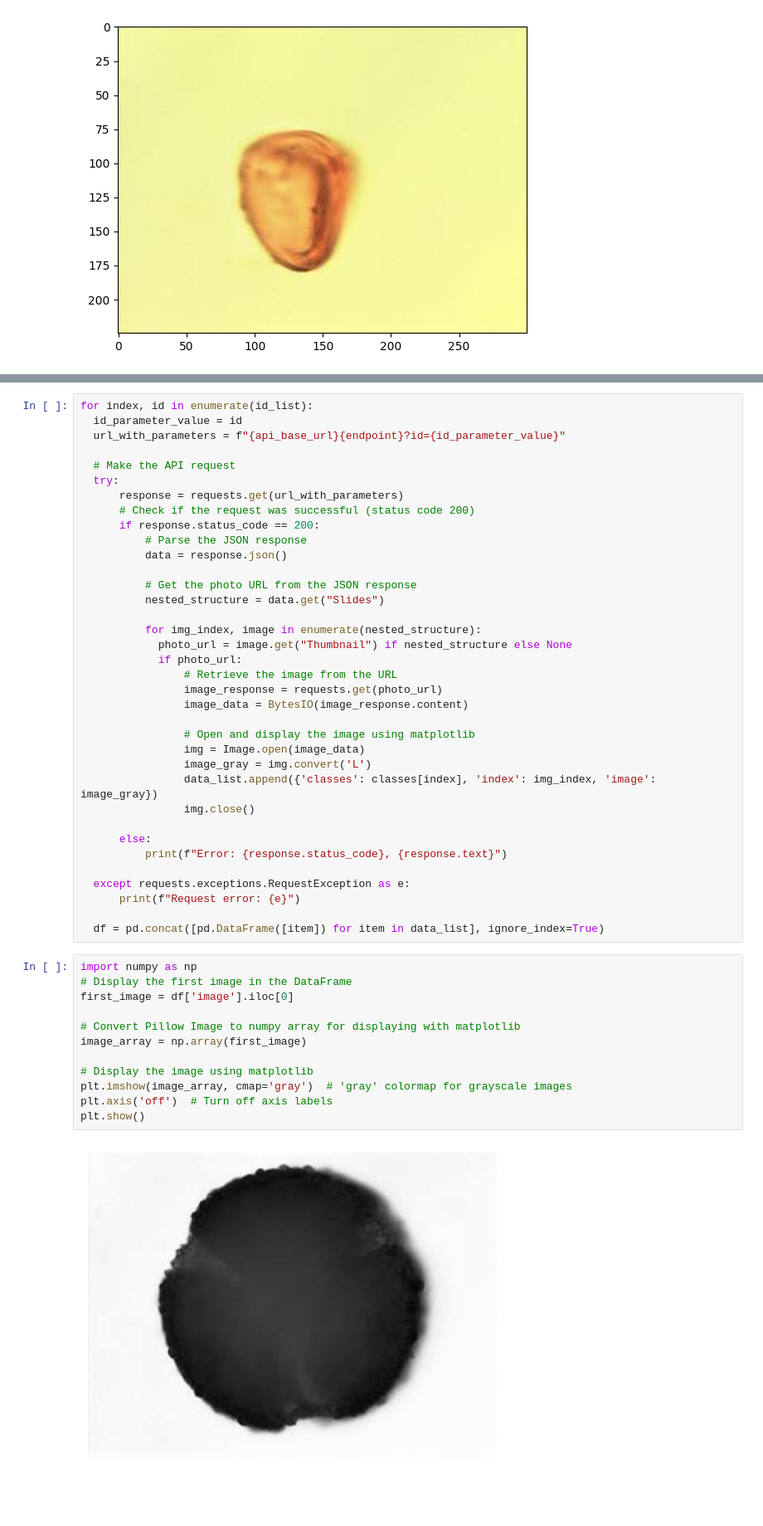
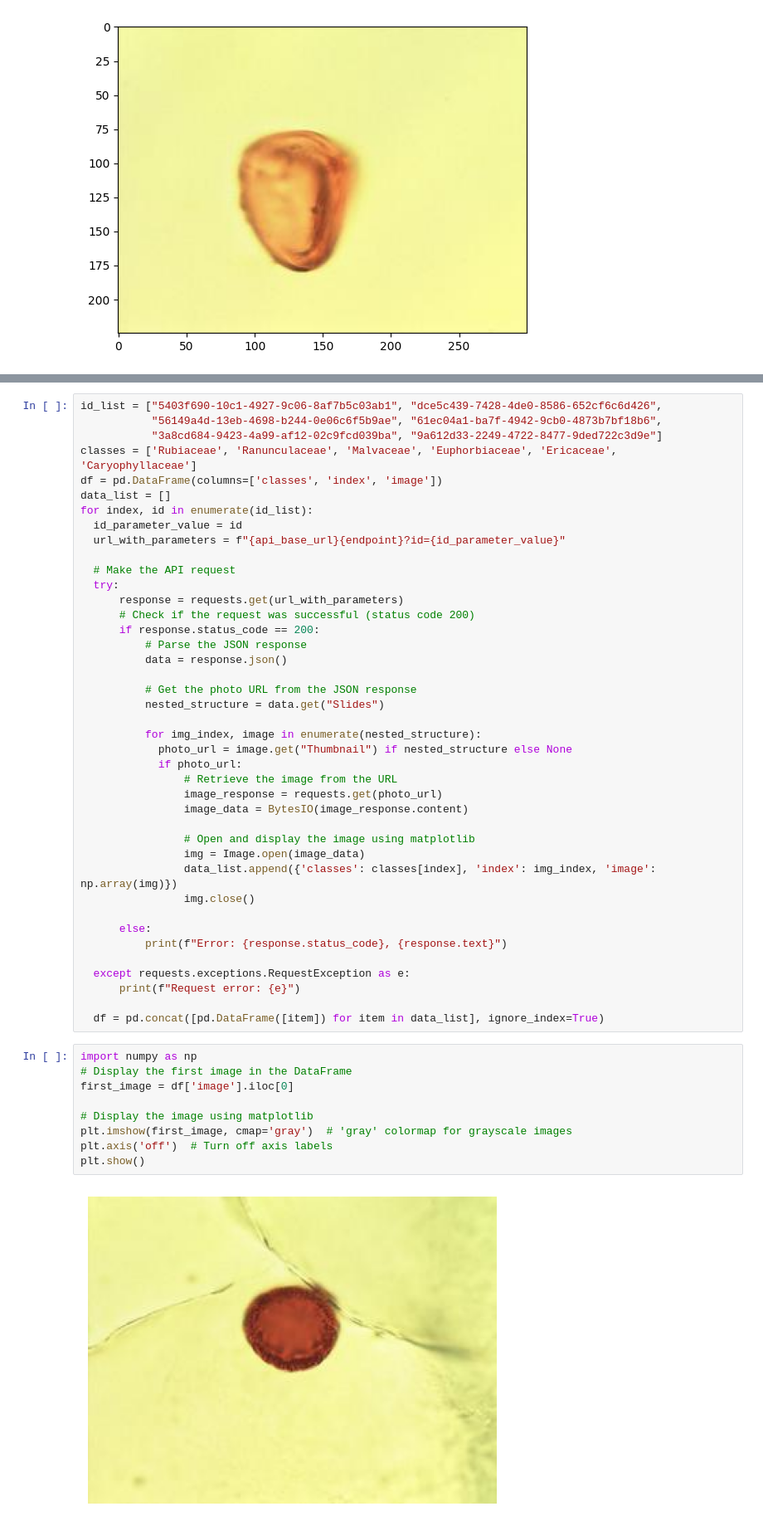
Before and after one commit to lmarieta/pollen, a Jupyter notebook: pollen.ipynb, the cells around one changed output, grey strips where cells are left out. Shown at 83% size. Drawn from its saved outputs; the diff is of its cells as text; blank space fills up the shorter version.

```diff
--- a/pollen.ipynb
+++ b/pollen.ipynb
@@ -57,4 +48,10 @@ data_list = []
 # %%
+id_list = ["5403f690-10c1-4927-9c06-8af7b5c03ab1", "dce5c439-7428-4de0-8586-652cf6c6d426",
+           "56149a4d-13eb-4698-b244-0e06c6f5b9ae", "61ec04a1-ba7f-4942-9cb0-4873b7bf18b6",
+           "3a8cd684-9423-4a99-af12-02c9fcd039ba", "9a612d33-2249-4722-8477-9ded722c3d9e"]
+classes = ['Rubiaceae', 'Ranunculaceae', 'Malvaceae', 'Euphorbiaceae', 'Ericaceae', 'Caryophyllaceae']
+df = pd.DataFrame(columns=['classes', 'index', 'image'])
+data_list = []
 for index, id in enumerate(id_list):
   id_parameter_value = id
   url_with_parameters = f"{api_base_url}{endpoint}?id={id_parameter_value}"
@@ -79,8 +76,7 @@ for index, id in enumerate(id_list):
 
                 # Open and display the image using matplotlib
                 img = Image.open(image_data)
-                image_gray = img.convert('L')
-                data_list.append({'classes': classes[index], 'index': img_index, 'image': image_gray})
+                data_list.append({'classes': classes[index], 'index': img_index, 'image': np.array(img)})
                 img.close()
 
       else:
@@ -93,14 +89,11 @@ for index, id in enumerate(id_list):
 # %%
 import numpy as np
 # Display the first image in the DataFrame
 first_image = df['image'].iloc[0]
 
-# Convert Pillow Image to numpy array for displaying with matplotlib
-image_array = np.array(first_image)
-
 # Display the image using matplotlib
-plt.imshow(image_array, cmap='gray')  # 'gray' colormap for grayscale images
+plt.imshow(first_image, cmap='gray')  # 'gray' colormap for grayscale images
 plt.axis('off')  # Turn off axis labels
 plt.show()
 # %% [output]
-[figure, old version]
+[figure, new version]
```
Also changed, not shown: parts of 12 cells of this notebook.
